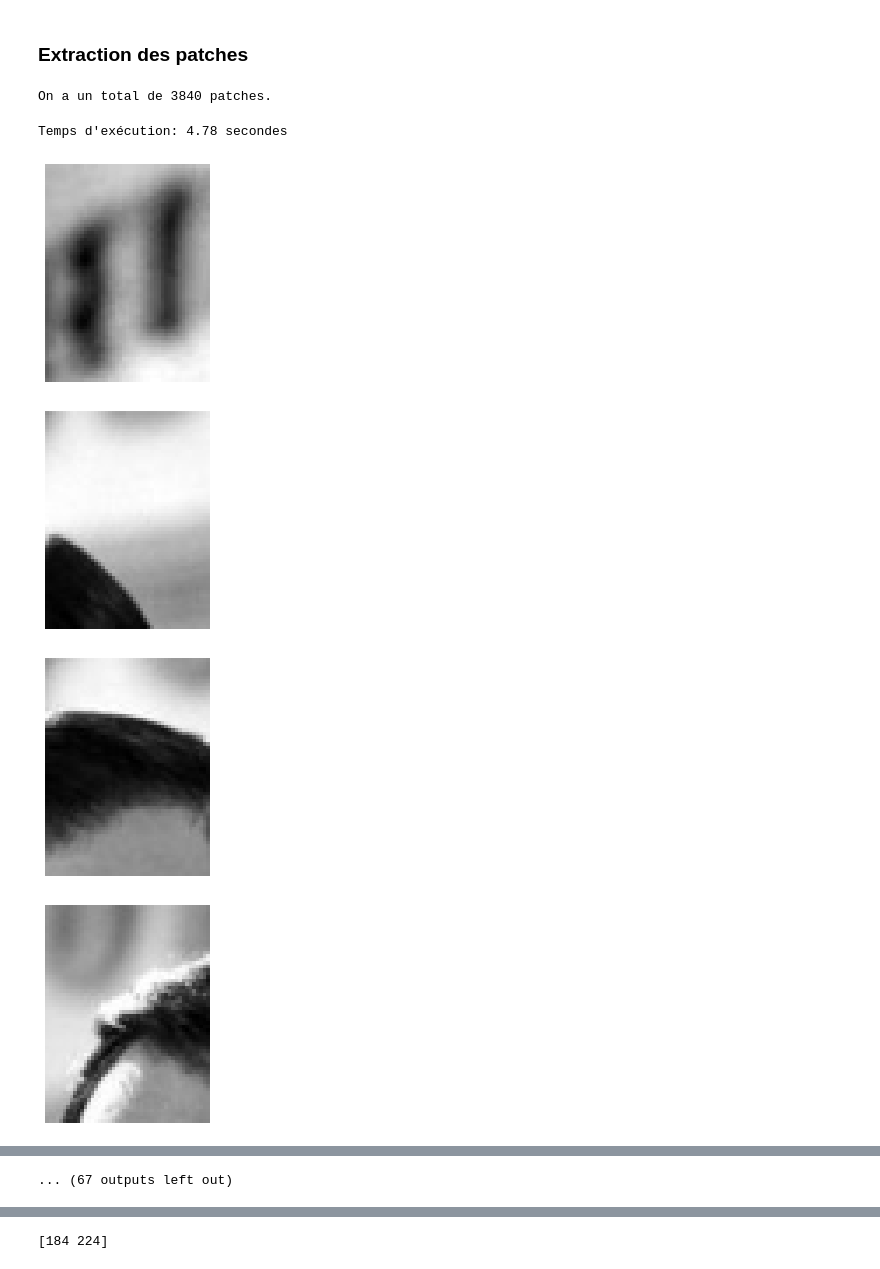
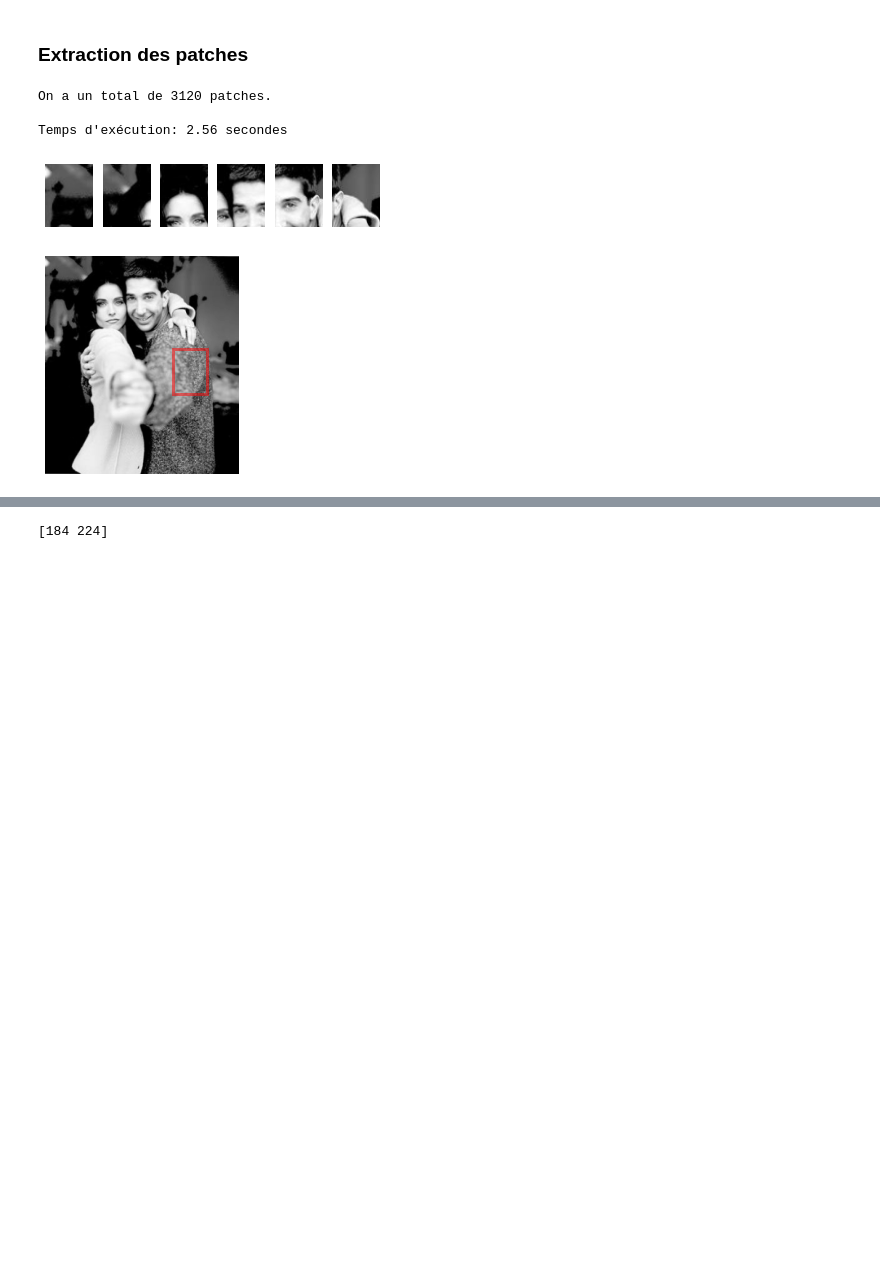
Before and after one commit to Jules02/TIPE, a Jupyter notebook: main.ipynb, the cells around one changed output, grey strips where cells are left out. Saved outputs shown, nothing was run; the diff lists cells and outputs as text; code cells hidden in the pictures; blank space fills up the shorter version.

```diff
--- a/main.ipynb
+++ b/main.ipynb
@@ -15,7 +17,7 @@ import joblib
 # %%
 positive_patches_shape = (62, 47)
 # %%
-test_image = cv2.imread('img/bath.jpg')
+test_image = cv2.imread('img/ew-courtney-david.jpg')
 
 test_image = color.rgb2gray(test_image)
 
@@ -26,9 +28,7 @@ if test_image.shape[0] > H_MAX or test_image.shape[1] > W_MAX:
     s = min(H_MAX / test_image.shape[0], W_MAX / test_image.shape[1])
     test_image = transform.rescale(test_image, s)
 
-test_image = transform.rescale(test_image, 0.5)
-
-print(test_image.shape)
+print("L'image étudiée est de taille {}".format(test_image.shape))
 
 plt.imshow(test_image, cmap="gray")
 plt.axis('off');
@@ -50,16 +52,16 @@ def pyramid(image, scale=1.5, minSize=(30, 30)):
 
         yield image
 # %%
-def sliding_window(img, patch_size,
-                   istep=4, jstep=4, scale=1.0):
+def sliding_window(img, patch_size, istep=4, jstep=4, scale=1.0):
+
     Ni, Nj = (int(scale * s) for s in patch_size)
-    #Ni, Nj = int(scale*patch_size)
+    # La sliding window a une taille Ni*Nj
+
     for i in range(0, img.shape[0] - Ni, istep):
         for j in range(0, img.shape[1] - Ni, jstep):
             patch = img[i:i + Ni, j:j + Nj]
             if scale != 1:
                 patch = transform.resize(patch, patch_size)
-
             yield (i, j), patch
 # %% [markdown]
 ### Extraction des patches
@@ -67,48 +69,52 @@ def sliding_window(img, patch_size,
 indices, patches = [], []
 
 start = time.time()
-
 
 '''
 pyrlayers = 0
 for (i, resized) in enumerate(pyramid(test_image)):
     if resized.shape > positive_patches_shape:
         # On applique la sliding window sur la couche de la pyramide en cours
         print(resized.shape)
         pyrindices, pyrpatches = zip(*sliding_window(resized, positive_patches_shape, i+1, scale=1.0))
         indices += pyrindices
         patches += pyrpatches
         pyrlayers += 1
 
 
 print("La pyramide présente {} couches.".format(pyrlayers))
 
 '''
 
-indices, patches = zip(*sliding_window(test_image, positive_patches_shape, scale=1.0))
+s = 1.0
+
+indices, patches = zip(*sliding_window(test_image, positive_patches_shape, scale=s))
+
+Ni, Nj = (int(s * e) for e in positive_patches_shape)
 
 print("On a un total de {} patches.".format(len(patches)))
 
 indices = np.array(indices)
 
-for i in range(0, len(patches), 50):
-    fig, ax = plt.subplots()
-    ax.imshow(patches[i], cmap='gray')
-    ax.axis('off')
 
-#Ni, Nj = positive_patches_shape
+fig, axs = plt.subplots(1,6)
+for i in range(6):
+    axs[i].imshow(patches[i*60], cmap='gray')
+    axs[i].axis('off')
 
-#for i, j in indices:
-    #ax.add_patch(plt.Rectangle((j, i), Nj, Ni, edgecolor='red', alpha=0.3, lw=2, facecolor='none'))
+fig, ax = plt.subplots()
+ax.imshow(test_image, cmap='gray')
+ax.axis('off')
+
+ax.add_patch(plt.Rectangle(indices[2320], Nj, Ni, edgecolor='red', alpha=0.5, lw=3, facecolor='none'))
 
 patches_hog = np.array([hog(patch) for patch in patches])
 patches_hog.shape
 
-print("Temps d'exécution: {} secondes".format(round(time.time()-start, 2)))
+print("\nTemps d'exécution: {} secondes\n".format(round(time.time()-start, 2)))
 # %% [output]
-On a un total de 3840 patches.
+On a un total de 3120 patches.
+
+Temps d'exécution: 2.56 secondes
-Temps d'exécution: 4.78 secondes
-[figure, old version]
+[figure, new version]
-[figure, old version]
+[figure, new version]
-[figure, removed]
-[figure, removed]
@@ -121,2 +121 @@ Temps d'exécution: 4.78 secondes
-... (67 outputs left out)
 # %% [markdown]
```
Also changed, not shown: parts of 13 cells of this notebook, 4 other files.
